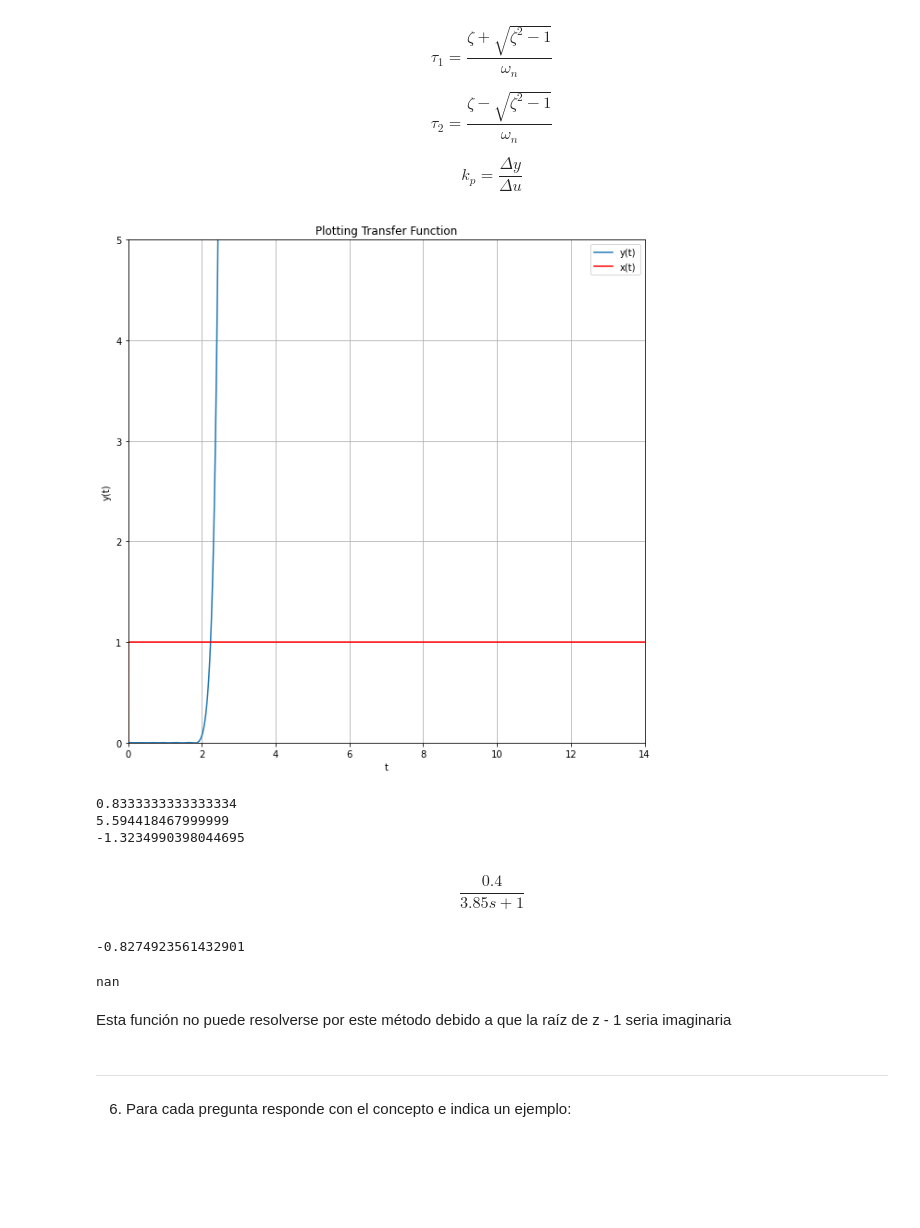
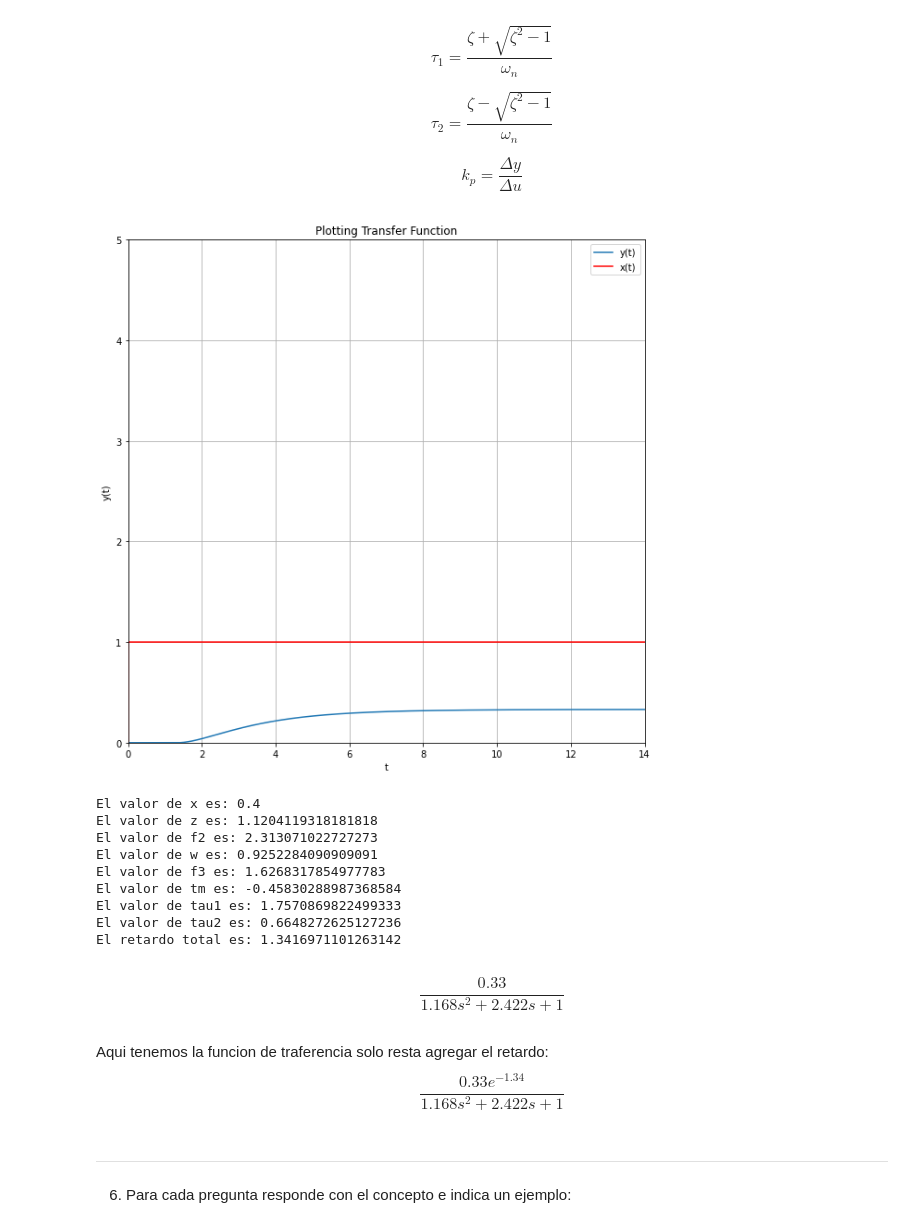
Before and after one commit to Ricardo-Gomez-4-113/Control-inteligente, a Jupyter notebook: Examen_U1_Control_Inteligente.ipynb, the cells around one changed output. Drawn from its saved outputs; the diff is of its cells as text; code cells hidden in the pictures; blank space fills up the shorter version.

```diff
--- a/Examen_U1_Control_Inteligente.ipynb
+++ b/Examen_U1_Control_Inteligente.ipynb
@@ -789,16 +795,17 @@ k_p =\frac {\varDelta y}{\varDelta u}
 # importamos numpy
 import numpy as np
 # Definimos las variables
-t15 = 0.5
-t45 = 2
-t75 = 2.3
-k = .4
+td = 1.8
+t15 = 0.3
+t45 = 1.3
+t75 = 2.8
+k = .33
 # Calculamos x
 x = (t45-t15)/(t75-t15)
 # calculamos z
-z = ((0.0805 - 5.547*(0.475-x)**2))/(x-0.356)
-# Calculamos f2 cuando x<=1
-f2 = 0.708*((2.811)**2)
+z = (0.0805 - 5.547*(0.475-x)**2)/(x-0.356)
+# Calculamos f2 cuando z<=1
+f2 = (2.6*z) - .60
 # Calculamos omega
 w = f2/(t75-t15)
 # calculamos f3
@@ -815,58 +822,65 @@ import matplotlib.pyplot as plt
 s=cn.tf([1,0],[0,1])
 transfer_function = k/((tau1*s+1)*(tau2*s+1))
 # Definimos el retardo de la funcion de tranferencia
-numd, dend = cn.pade(tm,15)
+tt = td + tm
+numd, dend = cn.pade(tt,15)
 delay = cn.tf(numd,dend)
 system_delayed=transfer_function*delay
 
 # Determinamos el inicio y fin de la grafica
 tstart = 0
 tend = 14
 sample = 0.001
 time = np.arange(tstart,tend+sample, sample)
 input2 = np.ones(time.shape)
 input2[0:6]= 0
 
 # Definimos la funvion de escalon unitario
 time, yout = cn.step_response(system_delayed,time)
 
 # Definimos el grafico
 figure = plt.figure(figsize=(10,10))
 ax = figure.add_subplot(111)
 ax.plot(time,yout,label ='y(t)')
 ax.plot(time,input2,'r', label='x(t)')
 ax.set_title('Plotting Transfer Function')
 ax.set_xlabel('t')
 ax.set_ylabel('y(t)')
 ax.axis([0,14,0,5])#ax.axis([xmin,xmax,ymin,ymax])
 ax.legend()
 ax.grid()
 plt.show()
-print(x)
-print(f2)
-print(z)
+
+print("El valor de x es: "+ str(x))
+print("El valor de z es: "+ str(z))
+print("El valor de f2 es: "+ str(f2))
+print("El valor de w es: "+ str(w))
+print("El valor de f3 es: "+ str(f3))
+print("El valor de tm es: "+ str(tm))
+print("El valor de tau1 es: "+ str(tau1))
+print("El valor de tau2 es: "+ str(tau2))
+print("El retardo total es: "+str(tt))
 # %% [output]
-[figure, old version]
+[figure, new version]
-0.8333333333333334
-5.594418467999999
--1.3234990398044695
+El valor de x es: 0.4
+El valor de z es: 1.1204119318181818
+El valor de f2 es: 2.313071022727273
+El valor de w es: 0.9252284090909091
+El valor de f3 es: 1.6268317854977783
+El valor de tm es: -0.45830288987368584
+El valor de tau1 es: 1.7570869822499333
+El valor de tau2 es: 0.6648272625127236
+El retardo total es: 1.3416971101263142
 # %%
 # Imprimir la funcion de traferencia
 transfer_function
 # %% [output]
-$$\frac{0.4}{3.85 s + 1}$$
+$$\frac{0.33}{1.168 s^2 + 2.422 s + 1}$$
-# %%
-# Aquí z al cuadrado menos uno da como resultado un numero negativo
-z**2 -1
-# %% [output]
--0.8274923561432901
-# %%
-# nos da error porque no se puede sacar raíz a un número negativo, al menos no en el plano real
-np.sqrt(z**2 -1)
-# %% [output]
-nan
-# %% [markdown]
-Esta función no puede resolverse por este método debido a que la raíz de z - 1 seria imaginaria
+# %% [markdown]
+Aqui tenemos la funcion de traferencia solo resta agregar el retardo:
+\begin{equation}
+\frac{0.33e^{-1.34}}{1.168s^2+2.422s+1}
+\end{equation}
 # %% [markdown]
 
 
```
Also changed, not shown: parts of 6 cells of this notebook.
